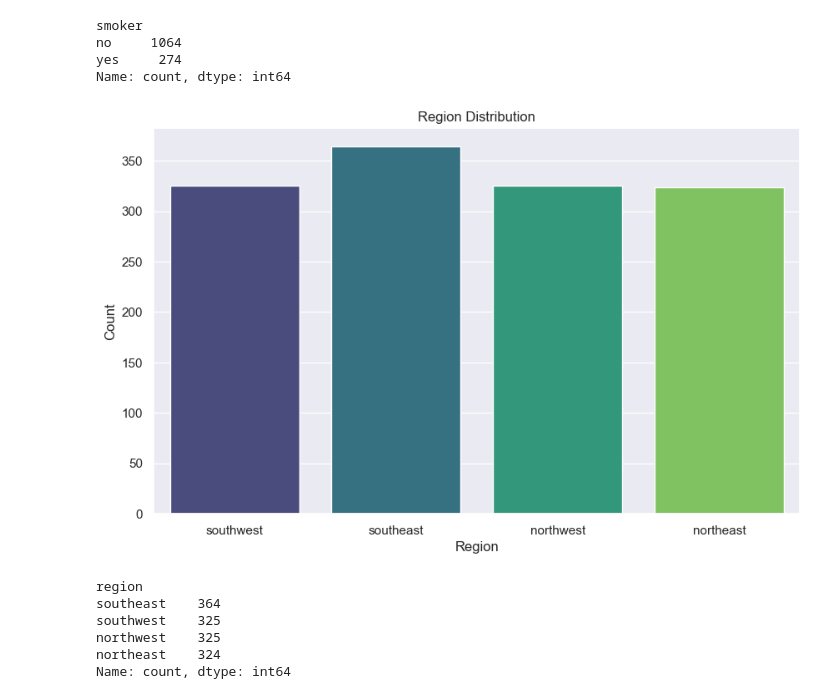
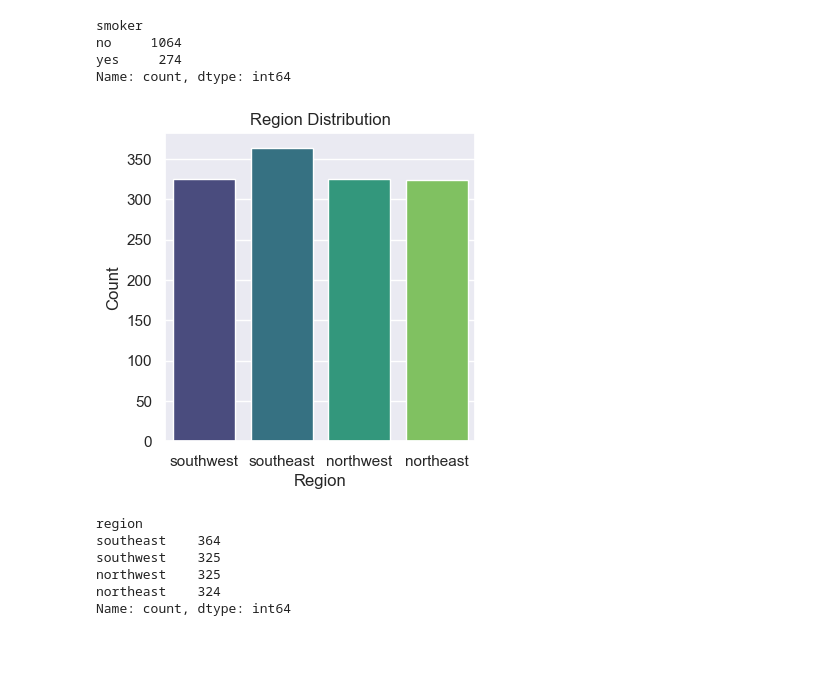
Before and after one commit to Sakshich1912/Linear-Regression-Insurance-, a Jupyter notebook: Linear Regression (Insurance).ipynb, the cells around one changed output. Cells and saved outputs as stored; diff of their text form; code cells hidden in the pictures; blank space fills up the shorter version.

```diff
--- a/Linear Regression (Insurance).ipynb
+++ b/Linear Regression (Insurance).ipynb
@@ -84,0 +120,6 @@ plt.show()
+# %%
+# Replace outliers with the mean of non-outlier values
+insurance_dataset['bmi'] = insurance_dataset['bmi'].apply(lambda x: 30.4 if x < 13.7 or x > 47.29 else x)
+
+# Display the DataFrame
+insurance_dataset
@@ -140,14 +242,14 @@ no     1064
 yes     274
 Name: count, dtype: int64
 # %%
-plt.figure(figsize=(10, 6))
+plt.figure(figsize=(4, 4))
 sns.countplot(x='region', data=insurance_dataset, palette='viridis')
 plt.title('Region Distribution')
 plt.xlabel('Region')
 plt.ylabel('Count')
 plt.show()
 # %% [output]
-[figure, old version]
+[figure, new version]
 # %%
 insurance_dataset['region'].value_counts()
 # %% [output]
```
Also changed, not shown: parts of 31 cells of this notebook, 1 other file.
